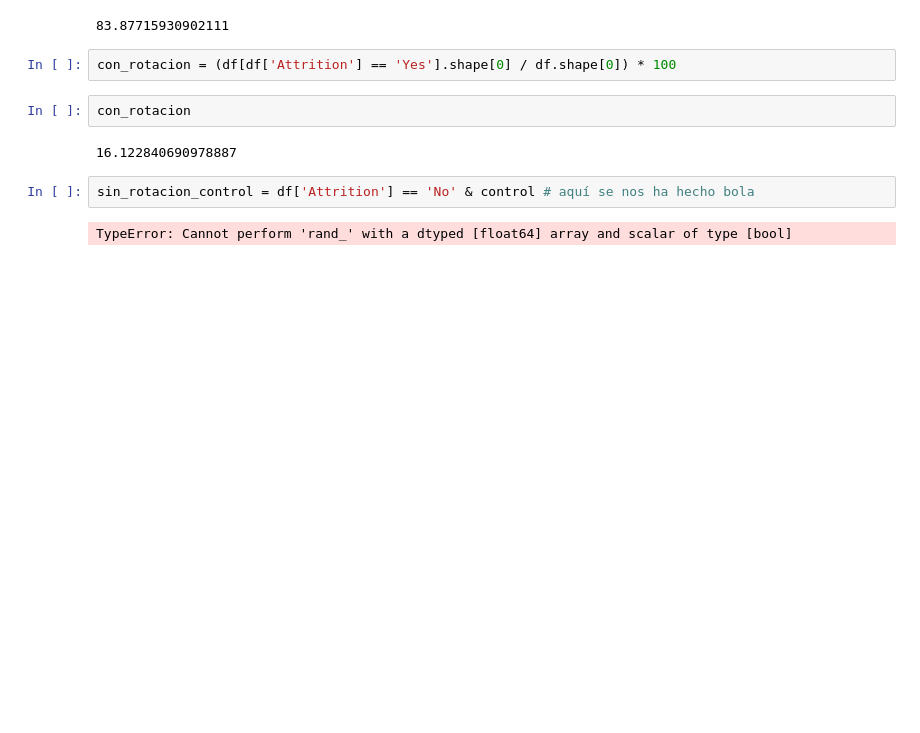
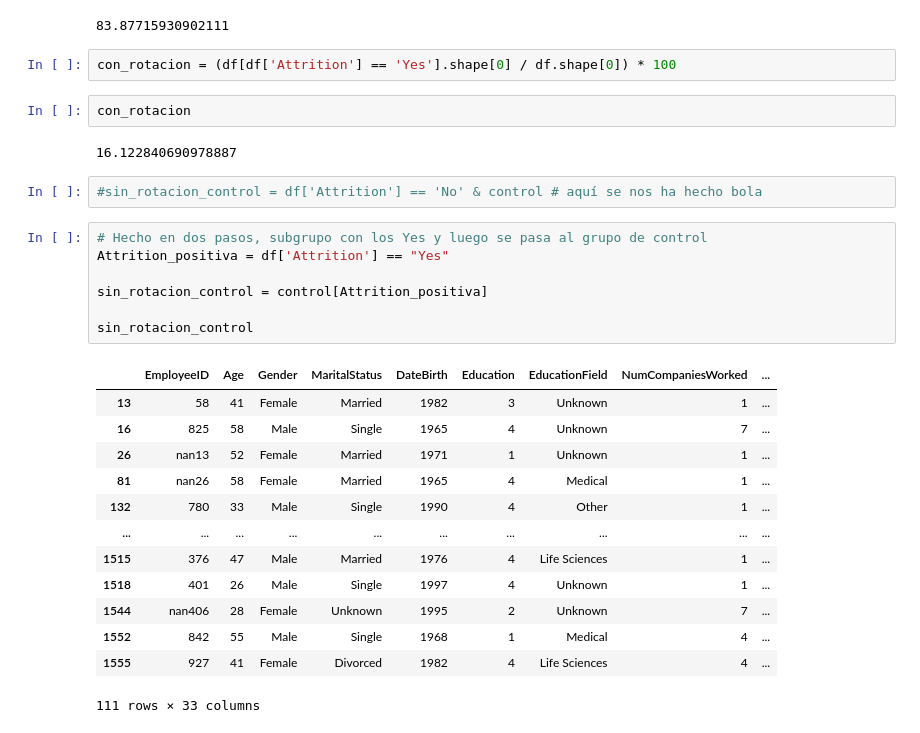
Before and after one commit to raquelmartinrodriguez/proyecto-da-promo-G-modulo-3-team-1, a Jupyter notebook: notebooks/04 - testing/a/testing.ipynb, the cells around one changed output. Saved outputs shown, nothing was run; the diff lists cells and outputs as text; blank space fills up the shorter version.

Commit message:
solucion attrition para grupo control

```diff
--- a/notebooks/04 - testing/a/testing.ipynb
+++ b/notebooks/04 - testing/a/testing.ipynb
@@ -66,6 +66,25 @@ con_rotacion
 # %% [output]
 16.122840690978887
 # %%
-sin_rotacion_control = df['Attrition'] == 'No' & control # aquí se nos ha hecho bola
+#sin_rotacion_control = df['Attrition'] == 'No' & control # aquí se nos ha hecho bola
-# %% [output]
-TypeError: Cannot perform 'rand_' with a dtyped [float64] array and scalar of type [bool]
+# %%
+# Hecho en dos pasos, subgrupo con los Yes y luego se pasa al grupo de control
+Attrition_positiva = df['Attrition'] == "Yes"
+
+sin_rotacion_control = control[Attrition_positiva]
+
+sin_rotacion_control
+# %% [output]
+|  | EmployeeID | Age | Gender | MaritalStatus | DateBirth | Education | EducationField | NumCompaniesWorked | ... |
+| 13 | 58 | 41 | Female | Married | 1982 | 3 | Unknown | 1 | ... |
+| 16 | 825 | 58 | Male | Single | 1965 | 4 | Unknown | 7 | ... |
+| 26 | nan13 | 52 | Female | Married | 1971 | 1 | Unknown | 1 | ... |
+| 81 | nan26 | 58 | Female | Married | 1965 | 4 | Medical | 1 | ... |
+| 132 | 780 | 33 | Male | Single | 1990 | 4 | Other | 1 | ... |
+| ... | ... | ... | ... | ... | ... | ... | ... | ... | ... |
+| 1515 | 376 | 47 | Male | Married | 1976 | 4 | Life Sciences | 1 | ... |
+| 1518 | 401 | 26 | Male | Single | 1997 | 4 | Unknown | 1 | ... |
+| 1544 | nan406 | 28 | Female | Unknown | 1995 | 2 | Unknown | 7 | ... |
+| 1552 | 842 | 55 | Male | Single | 1968 | 1 | Medical | 4 | ... |
+| 1555 | 927 | 41 | Female | Divorced | 1982 | 4 | Life Sciences | 4 | ... |
+111 rows × 33 columns
```
Also changed, not shown: 8 other files.
